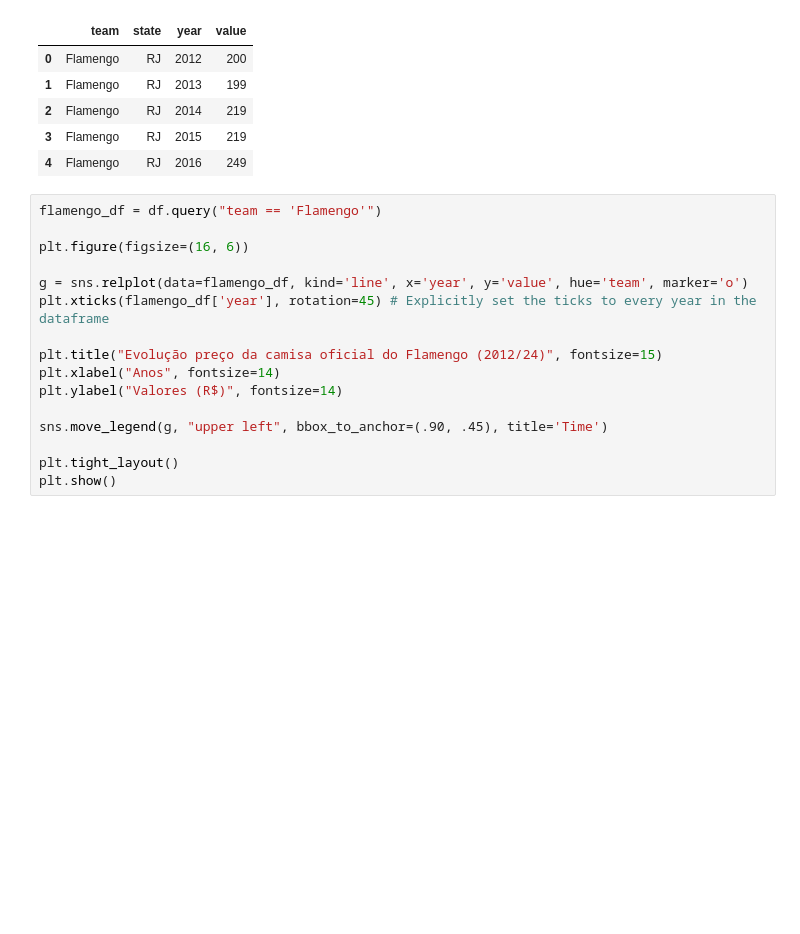
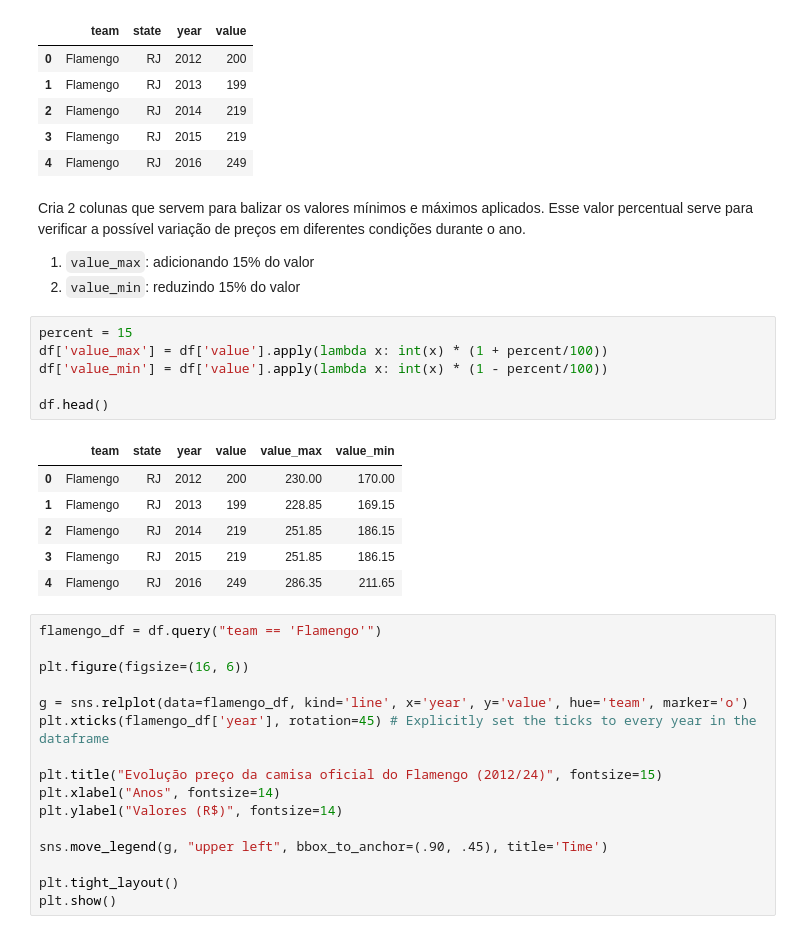
Before and after one commit to leonardoFiedler/brazilian-football-jerseys, a Jupyter notebook: app/analytics/basic_data_analysis.ipynb, the cells around one changed output. Saved outputs shown, nothing was run; the diff lists cells and outputs as text; blank space fills up the shorter version.

```diff
--- a/app/analytics/basic_data_analysis.ipynb
+++ b/app/analytics/basic_data_analysis.ipynb
@@ -17,6 +17,24 @@ df.head()
 | 2 | Flamengo | RJ | 2014 | 219 |
 | 3 | Flamengo | RJ | 2015 | 219 |
 | 4 | Flamengo | RJ | 2016 | 249 |
+# %% [markdown]
+Cria 2 colunas que servem para balizar os valores mínimos e máximos aplicados. Esse valor percentual serve para verificar a possível variação de preços em diferentes condições durante o ano.
+
+1. `value_max`: adicionando 15% do valor
+2. `value_min`: reduzindo 15% do valor
+# %%
+percent = 15
+df['value_max'] = df['value'].apply(lambda x: int(x) * (1 + percent/100))
+df['value_min'] = df['value'].apply(lambda x: int(x) * (1 - percent/100))
+
+df.head()
+# %% [output]
+|  | team | state | year | value | value_max | value_min |
+| 0 | Flamengo | RJ | 2012 | 200 | 230.00 | 170.00 |
+| 1 | Flamengo | RJ | 2013 | 199 | 228.85 | 169.15 |
+| 2 | Flamengo | RJ | 2014 | 219 | 251.85 | 186.15 |
+| 3 | Flamengo | RJ | 2015 | 219 | 251.85 | 186.15 |
+| 4 | Flamengo | RJ | 2016 | 249 | 286.35 | 211.65 |
 # %%
 flamengo_df = df.query("team == 'Flamengo'")
 
```
Also changed, not shown: 7 other files.
